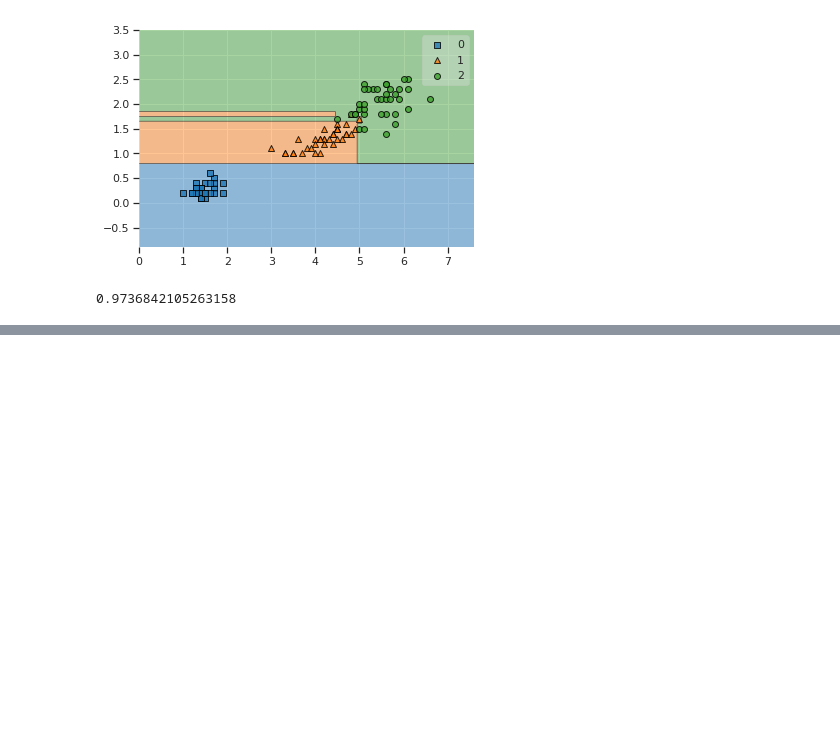
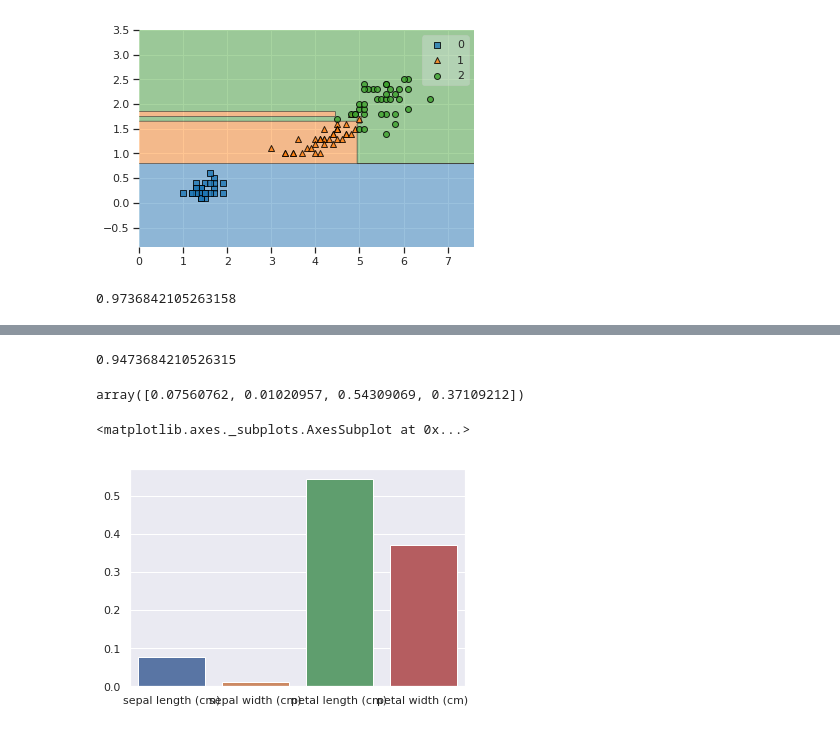
Before and after one commit to krakowiakpawel9/uczenie_maszynowe, a Jupyter notebook: random_forest/01_iris_classification.ipynb, the cells around one changed output, grey strips where cells are left out. Saved outputs shown, nothing was run; the diff lists cells and outputs as text; code cells hidden in the pictures; blank space fills up the shorter version.

```diff
--- a/random_forest/01_iris_classification.ipynb
+++ b/random_forest/01_iris_classification.ipynb
@@ -125,0 +135,9 @@ print(acc)
+# %%
+from sklearn.model_selection import train_test_split
+
+X_train, X_test, y_train, y_test = train_test_split(data, targets)
+
+print('X_train shape:', X_train.shape)
+print('X_test shape:', X_test.shape)
+print('y_train shape:', y_train.shape)
+print('y_test shape:', y_test.shape)
@@ -125,0 +149,3 @@ print(acc)
+# %%
+clf = RandomForestClassifier(n_estimators=100)
+clf.fit(X_train, y_train)
@@ -125,0 +160,7 @@ print(acc)
+# %%
+from sklearn.model_selection import GridSearchCV
+
+param_grid = [{'n_estimators': np.arange(1, 100)}]
+
+gs = GridSearchCV(clf, param_grid=param_grid, scoring='accuracy', n_jobs=-1)
+gs.fit(X_train, y_train)
@@ -125,0 +188,17 @@ print(acc)
+# %%
+model = gs.best_estimator_
+
+y_pred = model.predict(X_test)
+
+accuracy_score(y_test, y_pred)
+# %% [output]
+0.9473684210526315
+# %%
+model.feature_importances_
+# %% [output]
+array([0.07560762, 0.01020957, 0.54309069, 0.37109212])
+# %%
+sns.barplot(x=feature_names, y=model.feature_importances_)
+# %% [output]
+<matplotlib.axes._subplots.AxesSubplot at 0x...>
+[figure, added]
```
Also changed, not shown: parts of 6 cells of this notebook.
